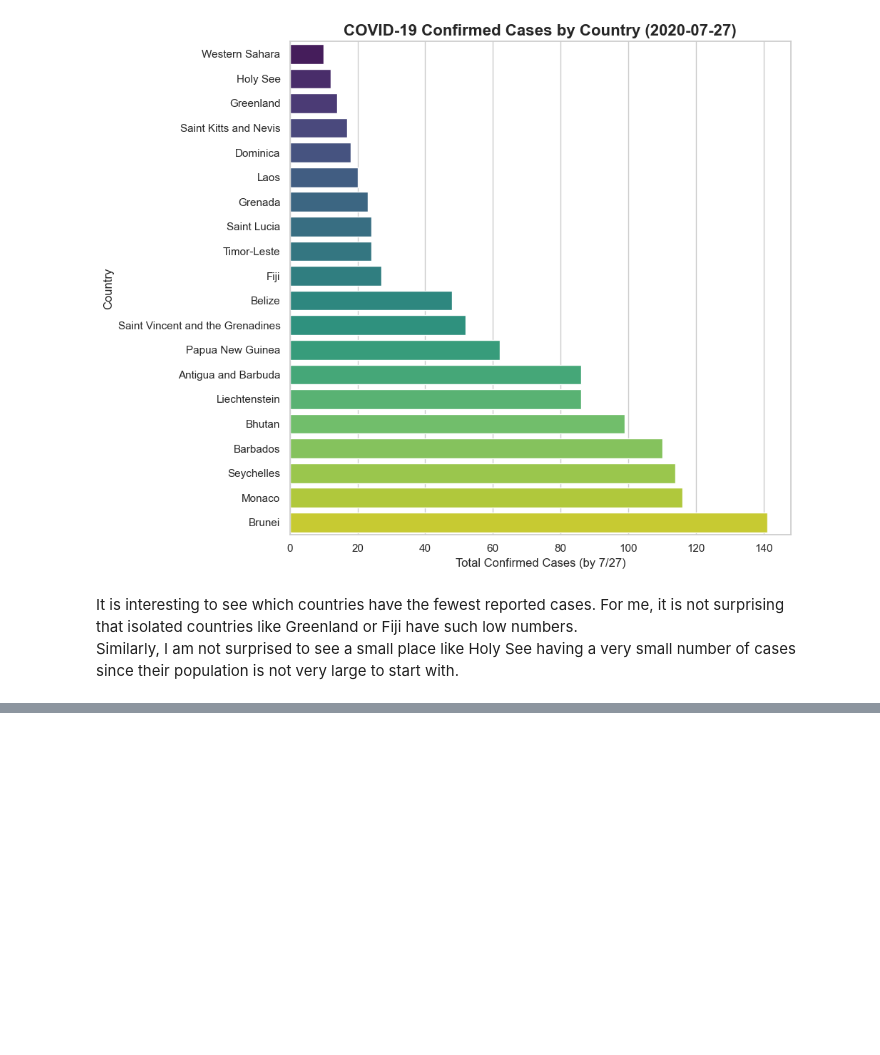
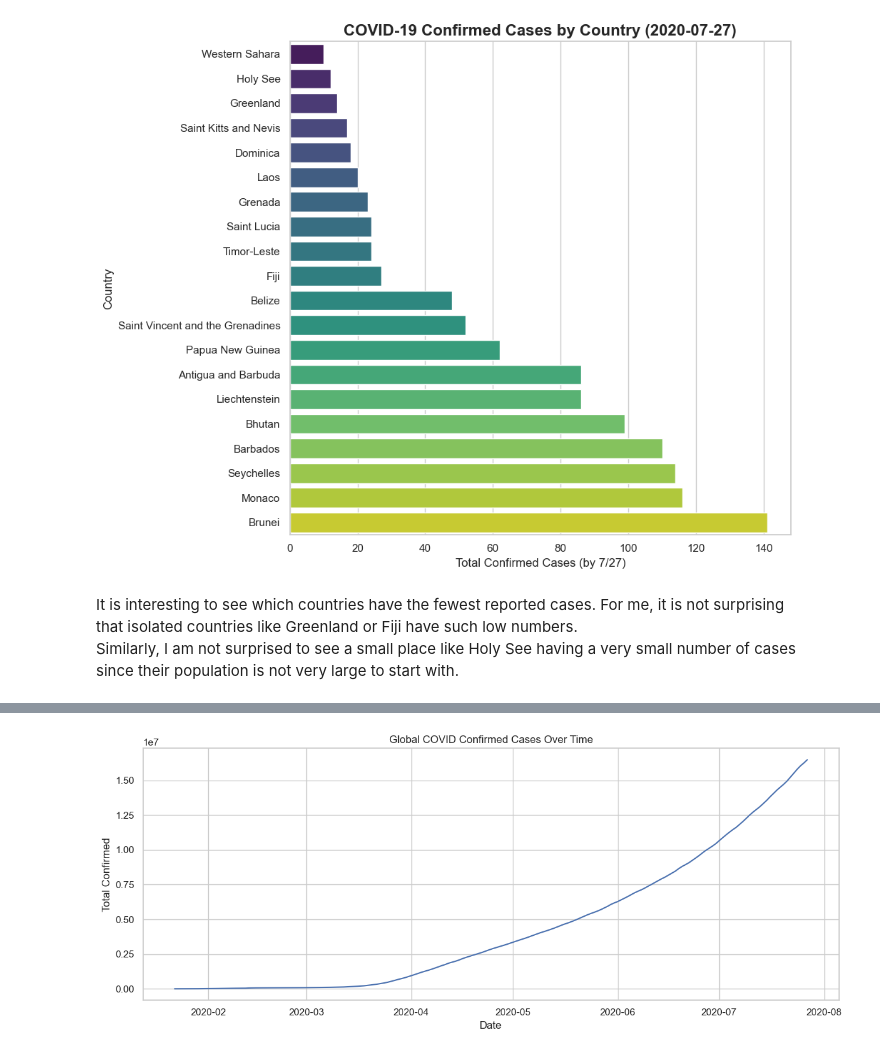
Before and after one commit to willrun808/Projects, a Jupyter notebook: COVID19.ipynb, the cells around one changed output, grey strips where cells are left out. Drawn from its saved outputs; the diff is of its cells as text; code cells hidden in the pictures; blank space fills up the shorter version.

```diff
--- a/COVID19.ipynb
+++ b/COVID19.ipynb
@@ -424,0 +461,21 @@ since their population is not very large to start with.
+# %%
+sql_global = """
+SELECT
+  Date,
+  SUM(Confirmed) AS total_confirmed
+FROM covid
+GROUP BY Date
+ORDER BY Date;
+"""
+gdf = pd.read_sql_query(sql_global, conn, parse_dates=["Date"]).sort_values("Date")
+conn.close()
+
+plt.figure(figsize=(12, 5))
+plt.plot(gdf["Date"], gdf["total_confirmed"])
+plt.title("Global COVID Confirmed Cases Over Time")
+plt.xlabel("Date")
+plt.ylabel("Total Confirmed")
+plt.tight_layout()
+plt.show()
+# %% [output]
+[figure, added]
```
Also changed, not shown: parts of 5 cells of this notebook, 1 other file.
